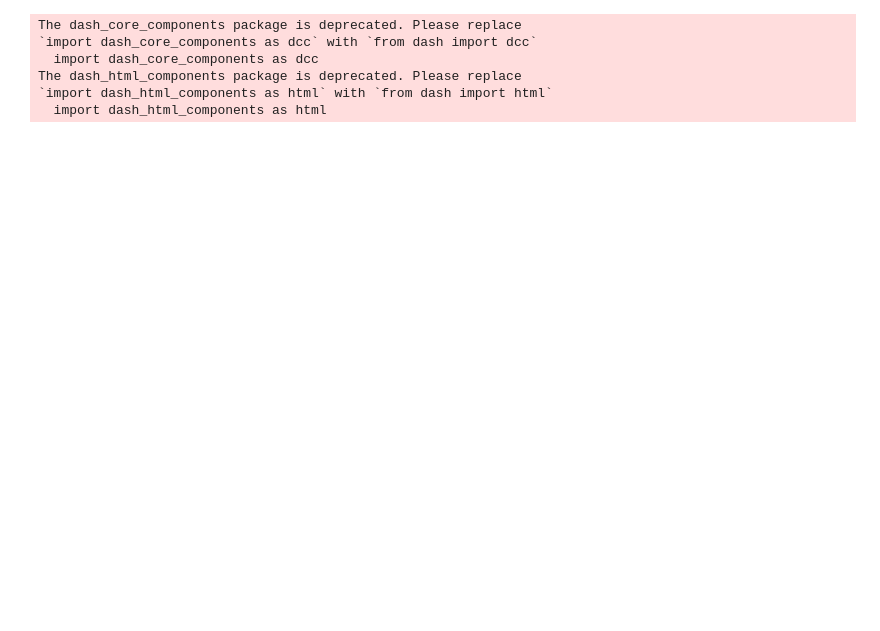
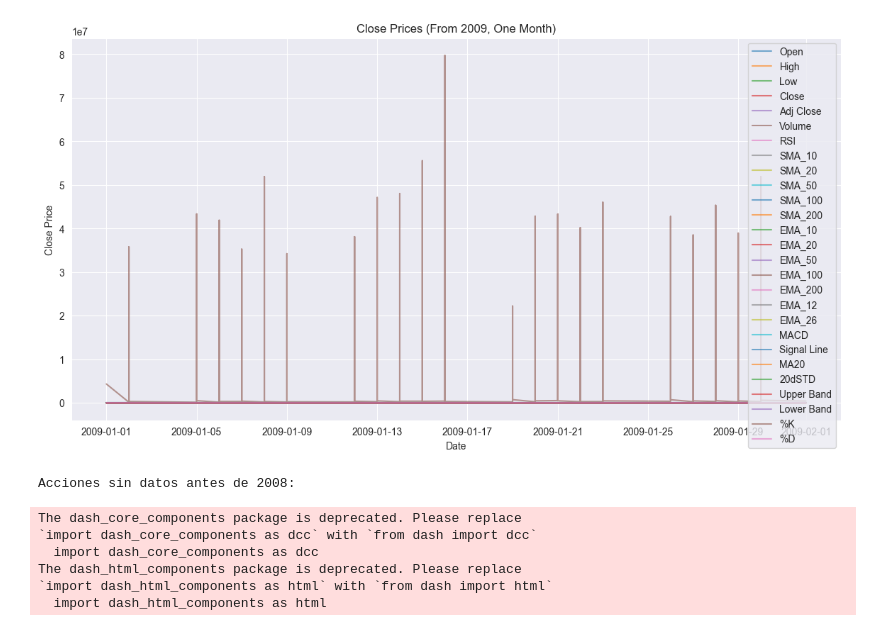
Before and after one commit to sirtxo/-EDA_MiddleEast_Conflicts_Energy, a Jupyter notebook: notebooks/StockAnalysis.ipynb, the cells around one changed output. Saved outputs shown, nothing was run; the diff lists cells and outputs as text; code cells hidden in the pictures; blank space fills up the shorter version.

```diff
--- a/notebooks/StockAnalysis.ipynb
+++ b/notebooks/StockAnalysis.ipynb
@@ -38,3 +166,46 @@ Procesamiento completado.
+# %%
+# Filtrar los datos a partir de 2009 y un mes
+start_date = '2009-01-01'
+end_date = pd.to_datetime(start_date) + pd.DateOffset(months=1)
+filtered_data_close = combined_data.loc[start_date:end_date]
+
+# Plotear la gráfica
+plt.figure(figsize=(14, 7))
+
+# Plotear cada acción
+for column in filtered_data_close.columns:
+    plt.plot(filtered_data_close.index, filtered_data_close[column], label=column, alpha=0.6)
+
+# Configurar la gráfica
+plt.title('Close Prices (From 2009, One Month)')
+plt.xlabel('Date')
+plt.ylabel('Close Price')
+plt.legend()
+plt.grid(True)
+plt.show()
+# %% [output]
+[figure, added]
+# %%
+# Definir la fecha de corte
+fecha_limite = pd.Timestamp('2008-01-01')
+
+# Inicializar una lista para almacenar las acciones que no tienen valores antes de 2008
+acciones_sin_datos_antes_2008 = []
+
+# Iterar sobre cada DataFrame y verificar si tienen valores antes de 2008
+for df in dataframes:
+    # Obtener el índice mínimo del DataFrame actual
+    fecha_minima = df.index.min()
+    # Verificar si la fecha mínima es posterior a la fecha límite
+    if fecha_minima >= fecha_limite:
+        acciones_sin_datos_antes_2008.append(df.columns[0])  # Agregar la acción a la lista
+
+# Imprimir las acciones que no tienen valores antes de 2008
+print("Acciones sin datos antes de 2008:")
+for action in acciones_sin_datos_antes_2008:
+    print(action)
+# %% [output]
+Acciones sin datos antes de 2008:
 # %%
 from stoks_view import app
 app.run_server(mode='inline', debug=True)
```
Also changed, not shown: parts of 2 cells of this notebook, 4 other files.
